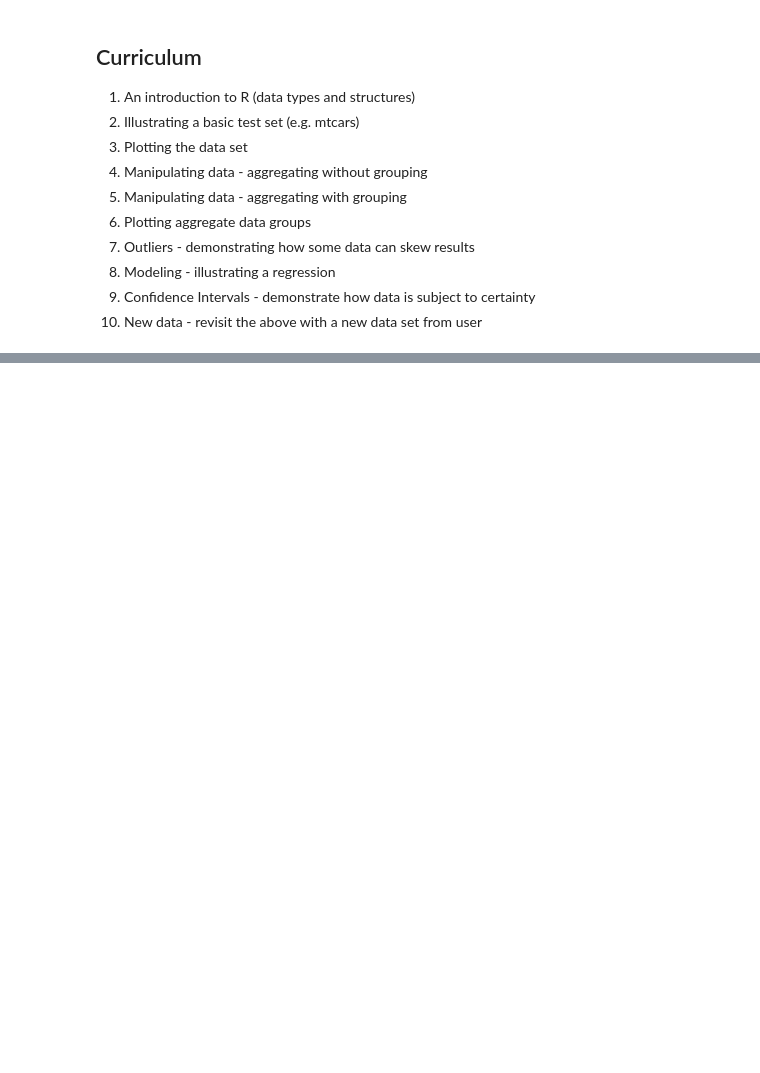
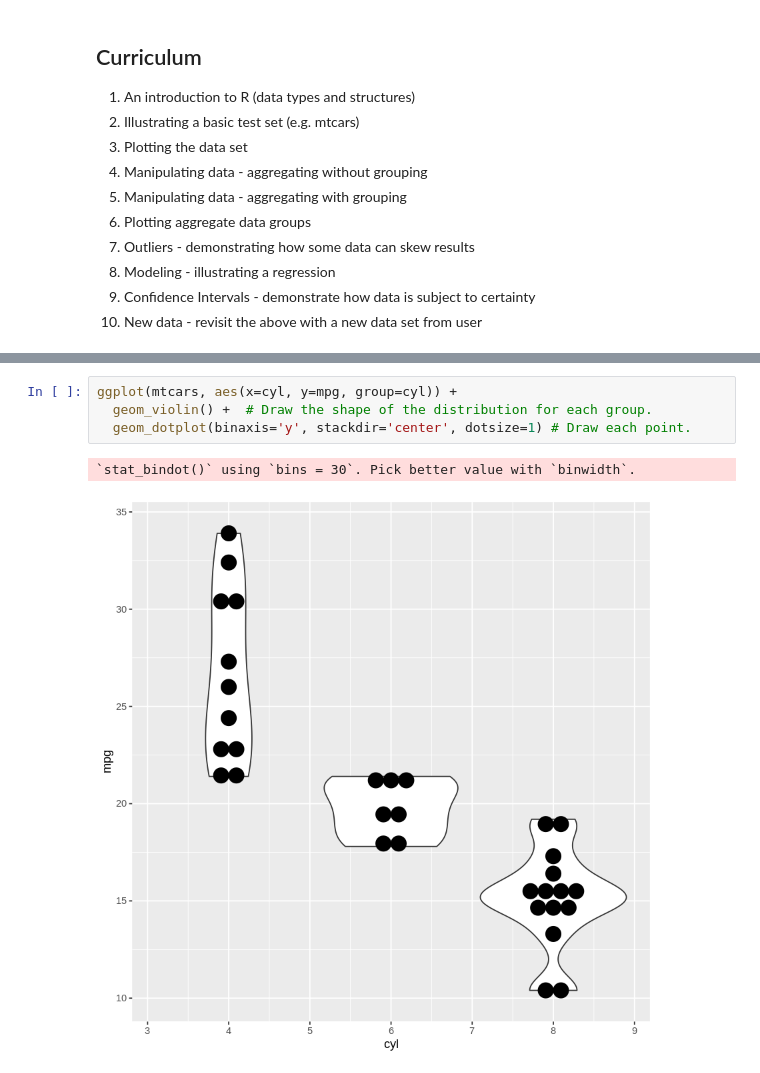
Before and after one commit to dexlau/cs6460, a Jupyter notebook: statistical_literacy_codelab.ipynb, the cells around one changed output, grey strips where cells are left out. Cells and saved outputs as stored; diff of their text form; blank space fills up the shorter version.

```diff
--- a/statistical_literacy_codelab.ipynb
+++ b/statistical_literacy_codelab.ipynb
@@ -68,0 +169,7 @@ plot(x, sin(x))
+# %%
+ggplot(mtcars, aes(x=cyl, y=mpg, group=cyl)) +
+  geom_violin() +  # Draw the shape of the distribution for each group.
+  geom_dotplot(binaxis='y', stackdir='center', dotsize=1) # Draw each point.
+# %% [output]
+`stat_bindot()` using `bins = 30`. Pick better value with `binwidth`.
+[figure, added]
```
Also changed, not shown: parts of 45 cells of this notebook.
